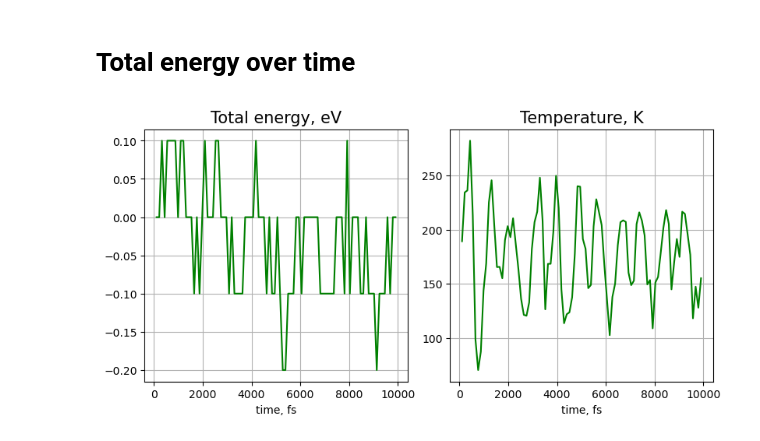
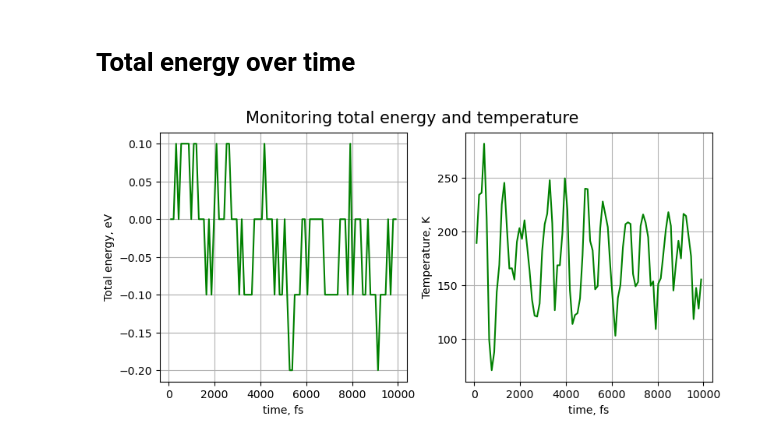
Before and after one commit to maximelianos/molecular-dynamics, a Jupyter notebook: plot/milestone08.ipynb, the cells around one changed output. Saved outputs shown, nothing was run; the diff lists cells and outputs as text; code cells hidden in the pictures.

```diff
--- a/plot/milestone08.ipynb
+++ b/plot/milestone08.ipynb
@@ -36,21 +36,23 @@ _, t = read_energy(base_path + "temperature.txt")
 # %%
 p0 = tot[0]
 tot -= p0
 
 fig, axs = plt.subplots(1, 2, layout='constrained', figsize=(8,4))
 
-axs[0].set_title('Total energy, eV',fontsize=15)
+fig.suptitle('Monitoring total energy and temperature', fontsize=15)
+
 axs[0].plot(x, tot, linestyle='-', color='g', label='total')
 axs[0].grid(True)
 axs[0].set_xlabel('time, fs',  fontsize=10)
+axs[0].set_ylabel('Total energy, eV', fontsize=10)
 #axs[0].legend(fontsize=10)
 
-axs[1].set_title('Temperature, K',fontsize=15)
 axs[1].plot(x, t, linestyle='-', color='g', label='total')
 axs[1].grid(True)
 axs[1].set_xlabel('time, fs',  fontsize=10)
+axs[1].set_ylabel('Temperature, K', fontsize=10)
 #axs[1].legend(fontsize=10)
 
 fig.savefig("fig.pdf")
 # %% [output]
-[figure, old version]
+[figure, new version]
```
Also changed, not shown: 9 other files.
